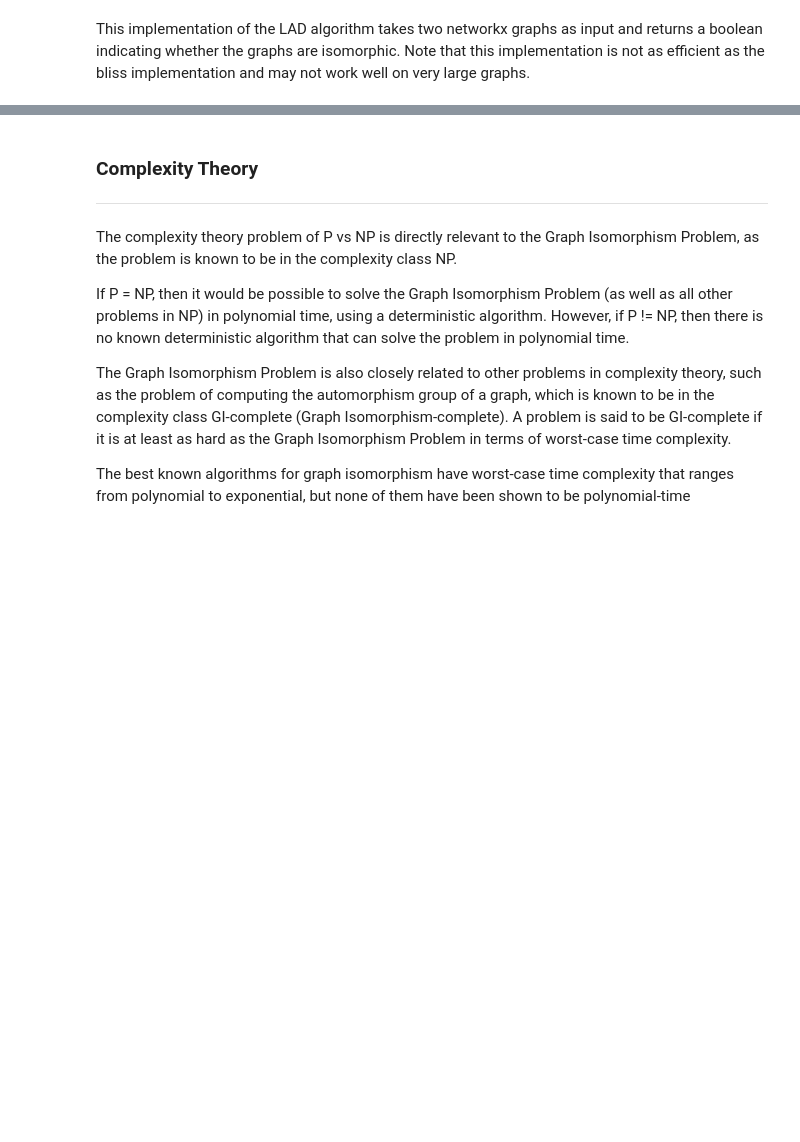
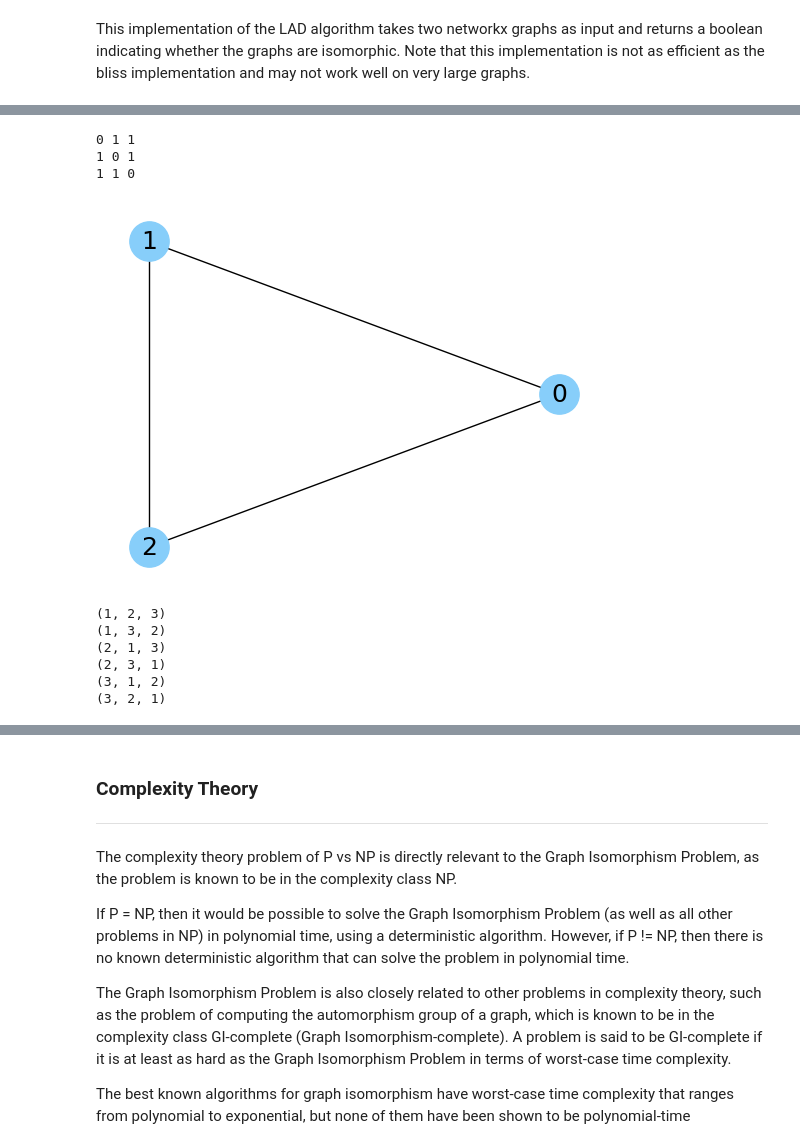
Before and after one commit to DaraLenaghan-1/graph-theory-project, a Jupyter notebook: graph_isomorphism.ipynb, the cells around one changed output, grey strips where cells are left out. Drawn from its saved outputs; the diff is of its cells as text; code cells hidden in the pictures; blank space fills up the shorter version.

Commit message:
permutations + refrences

```diff
--- a/graph_isomorphism.ipynb
+++ b/graph_isomorphism.ipynb
@@ -348,0 +405,65 @@ This implementation of the LAD algorithm takes two networkx graphs as input and
+# %%
+import numpy as np
+import networkx as nx
+import matplotlib.pyplot as plt
+
+# Networkx drawing parameters.
+params = {'node_color': 'lightskyblue', 'node_size': 800, 'font_size': 18, 'with_labels': True}
+
+# Create an empty graph
+G = nx.Graph()
+
+# Create a set of edges.
+# Note that ideally this would be written as {{0, 1}, {1, 2}, {0, 2}}.
+# E should be a set of two-subsets of a finite set V (which is defined implicitly from E).
+E = ((0, 1), (1, 2), (0, 2))
+
+# Incorporate the edges in G.
+# The nodes are just created as needed, based on E.
+G.add_edges_from(E)
+
+# Draw G.
+fig, ax = plt.subplots()
+nx.draw_circular(G, ax=ax, **params)
+
+# Draw adjacency matrix
+# 1 means it's connected and 0 means it's not
+# Floating point numbers are used as the default.
+A = nx.to_numpy_array(G).astype(np.uint8)
+
+# A slightly cleaner way to print (binary) matrices.
+def matrix_print(A):
+    # Loop through rows of A.
+    for r in A:
+        # Print the current row, removing the brackets numpy puts in.
+        print(str(r)[1:-1])
+    # Print a blank line.
+    print()
+
+matrix_print(A)
+# %% [output]
+0 1 1
+1 0 1
+1 1 0
+[figure, added]
+# %%
+# create adjacency matrices for two graphs and compare the two matrices to see if they are the same graph.
+import itertools as it
+# A list of numbers.
+L = list(range(1, 4))
+L
+
+# All permutations of that list.
+# Note that it.permutations returns a generator.
+# The number of permutations grows very fast compared to the length of the list.
+perms = it.permutations(L)
+# Print the permutations.
+for perm in perms:
+  print(perm)
+# %% [output]
+(1, 2, 3)
+(1, 3, 2)
+(2, 1, 3)
+(2, 3, 1)
+(3, 1, 2)
+(3, 2, 1)
```
Also changed, not shown: parts of 33 cells of this notebook.
